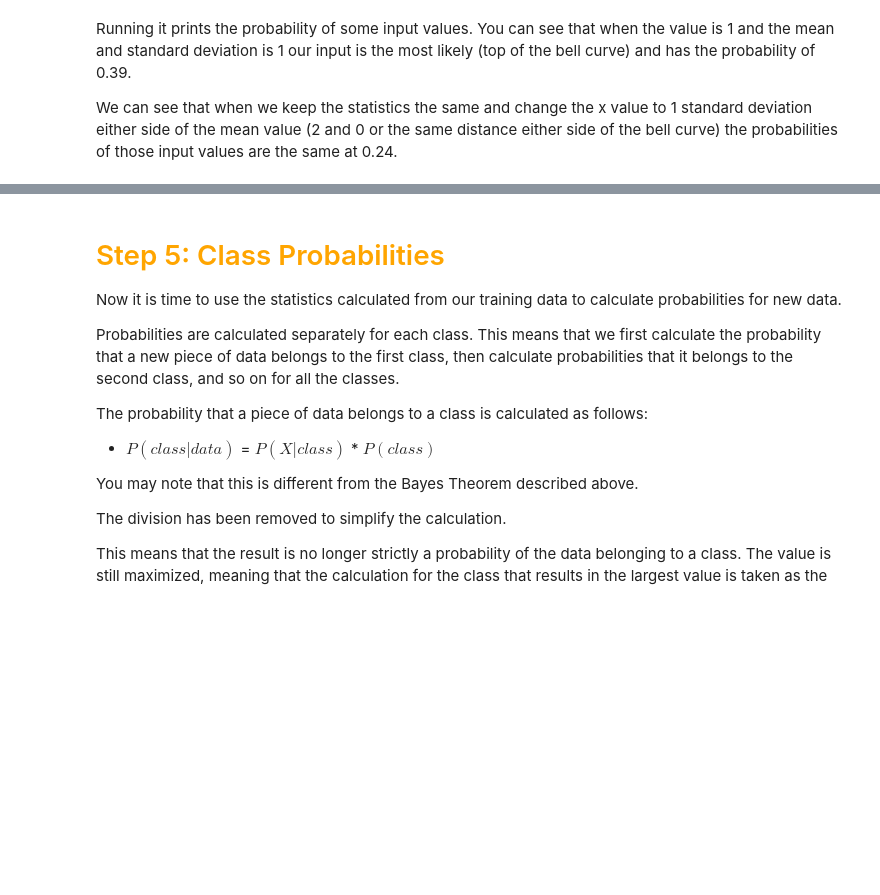
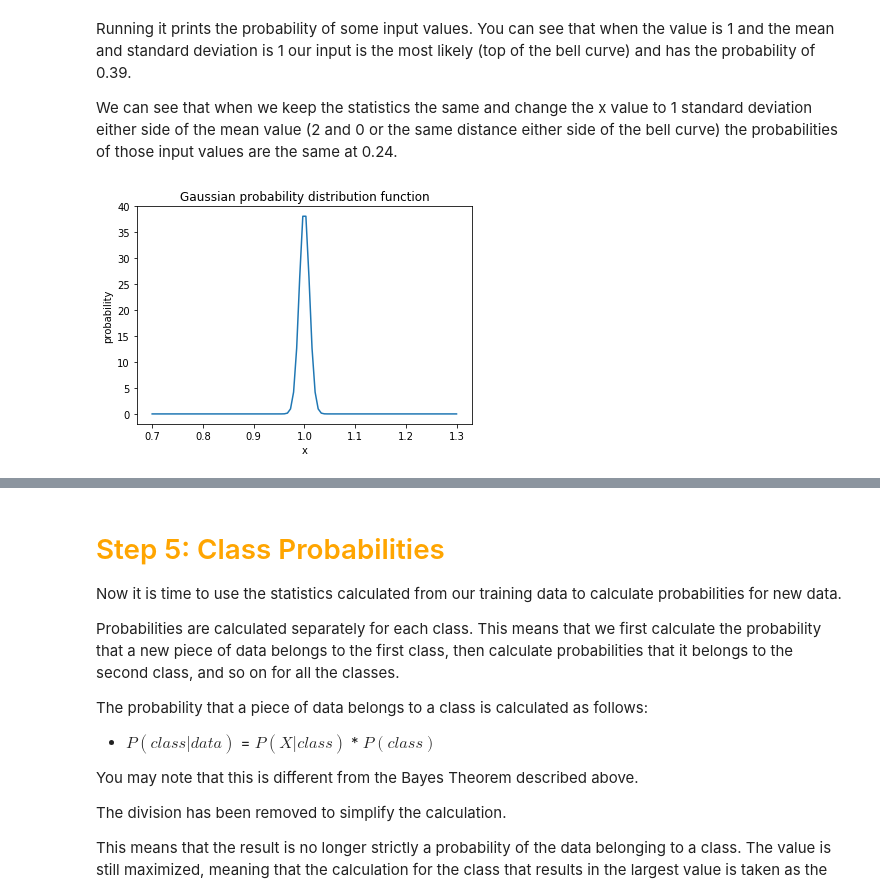
Before and after one commit to BlinkDrink/Naive-Bayes-Classifier, a Jupyter notebook: Naive-Bayes-Classifier.ipynb, the cells around one changed output, grey strips where cells are left out. Cells and saved outputs as stored; diff of their text form; code cells hidden in the pictures; blank space fills up the shorter version.

```diff
--- a/Naive-Bayes-Classifier.ipynb
+++ b/Naive-Bayes-Classifier.ipynb
@@ -591,3 +606,7 @@ print(calculate_probability(0.0, 1.0, 1.0))
 Running it prints the probability of some input values. You can see that when the value is 1 and the mean and standard deviation is 1 our input is the most likely (top of the bell curve) and has the probability of 0.39.
 
 We can see that when we keep the statistics the same and change the x value to 1 standard deviation either side of the mean value (2 and 0 or the same distance either side of the bell curve) the probabilities of those input values are the same at 0.24.
+# %%
+plot_gaus(1, 0.01)
+# %% [output]
+[figure, added]
```
Also changed, not shown: parts of 17 cells of this notebook.
